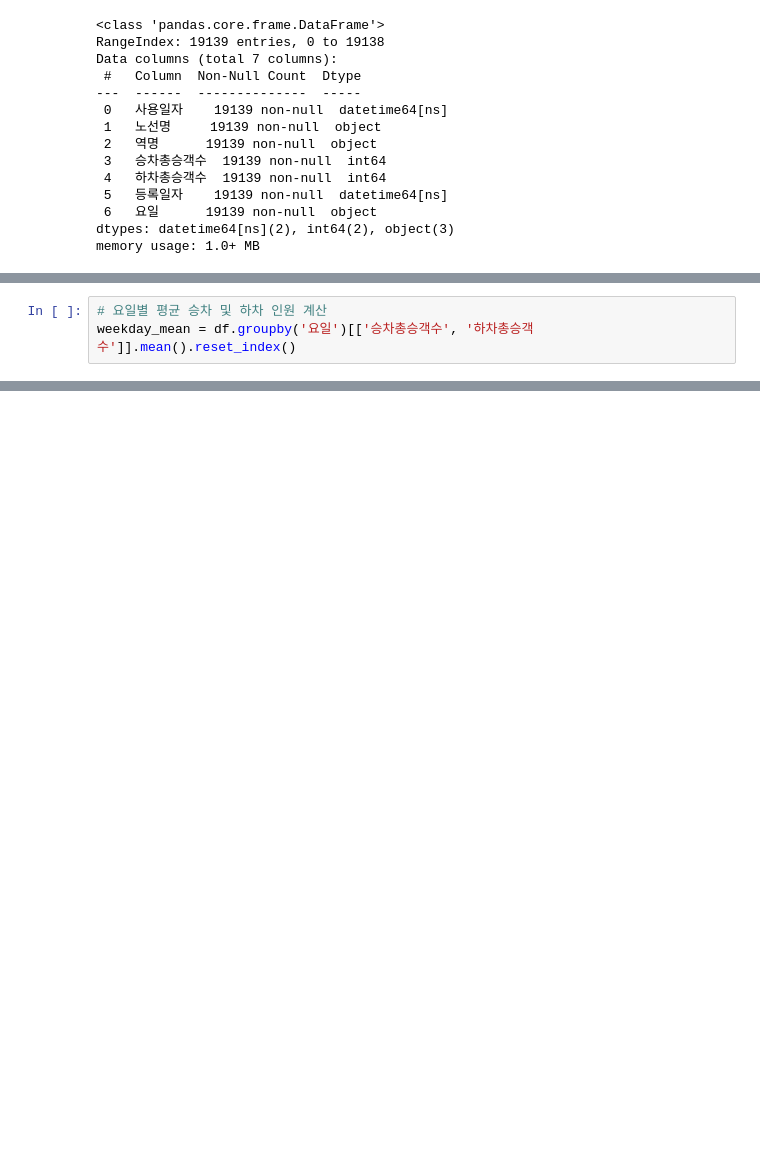
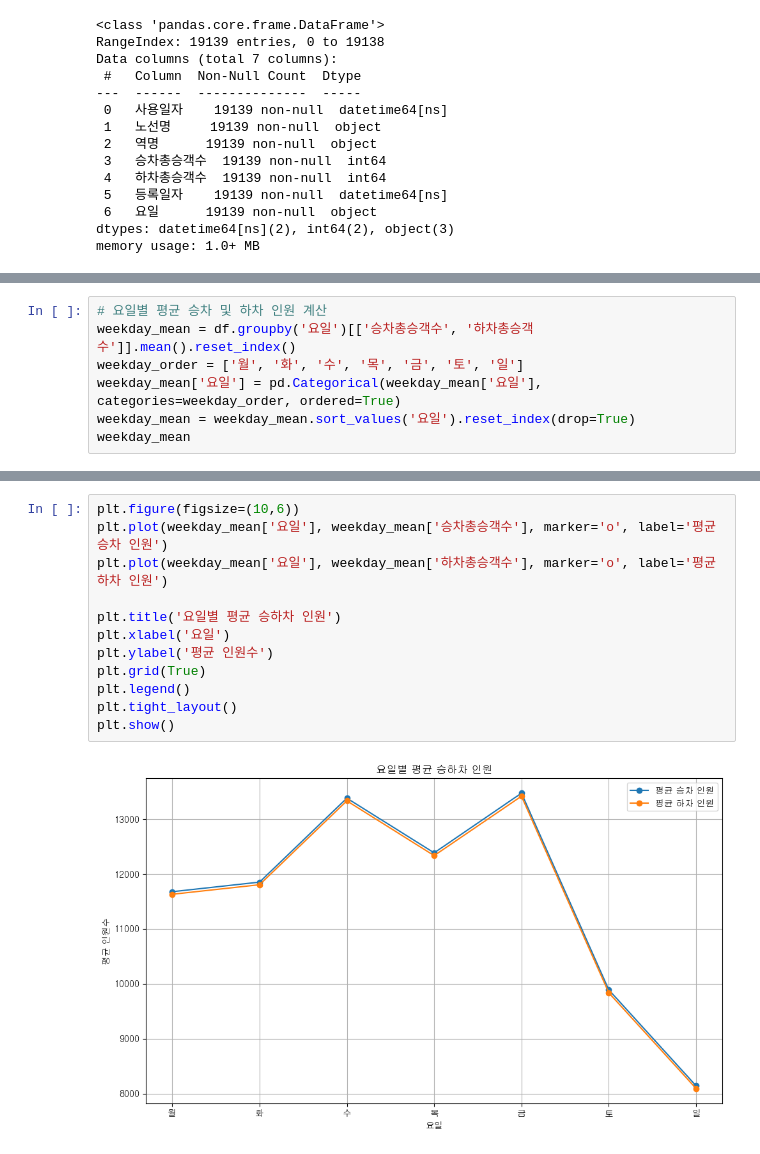
Before and after one commit to 2rlo0/hipython_rep, a Jupyter notebook: min_proj/지하철분석보고서.ipynb, the cells around one changed output, grey strips where cells are left out. Cells and saved outputs as stored; diff of their text form; blank space fills up the shorter version.

```diff
--- a/min_proj/지하철분석보고서.ipynb
+++ b/min_proj/지하철분석보고서.ipynb
@@ -198,3 +202,7 @@ memory usage: 1.0+ MB
 # %%
 # 요일별 평균 승차 및 하차 인원 계산
 weekday_mean = df.groupby('요일')[['승차총승객수', '하차총승객수']].mean().reset_index()
+weekday_order = ['월', '화', '수', '목', '금', '토', '일']
+weekday_mean['요일'] = pd.Categorical(weekday_mean['요일'], categories=weekday_order, ordered=True)
+weekday_mean = weekday_mean.sort_values('요일').reset_index(drop=True)
+weekday_mean
@@ -200,0 +218,14 @@ weekday_mean = df.groupby('요일')[['승차총승객수', '하차총승객수']
+# %%
+plt.figure(figsize=(10,6))
+plt.plot(weekday_mean['요일'], weekday_mean['승차총승객수'], marker='o', label='평균 승차 인원')
+plt.plot(weekday_mean['요일'], weekday_mean['하차총승객수'], marker='o', label='평균 하차 인원')
+
+plt.title('요일별 평균 승하차 인원')
+plt.xlabel('요일')
+plt.ylabel('평균 인원수')
+plt.grid(True)
+plt.legend()
+plt.tight_layout()
+plt.show()
+# %% [output]
+[figure, added]
```
Also changed, not shown: parts of 11 cells of this notebook.
